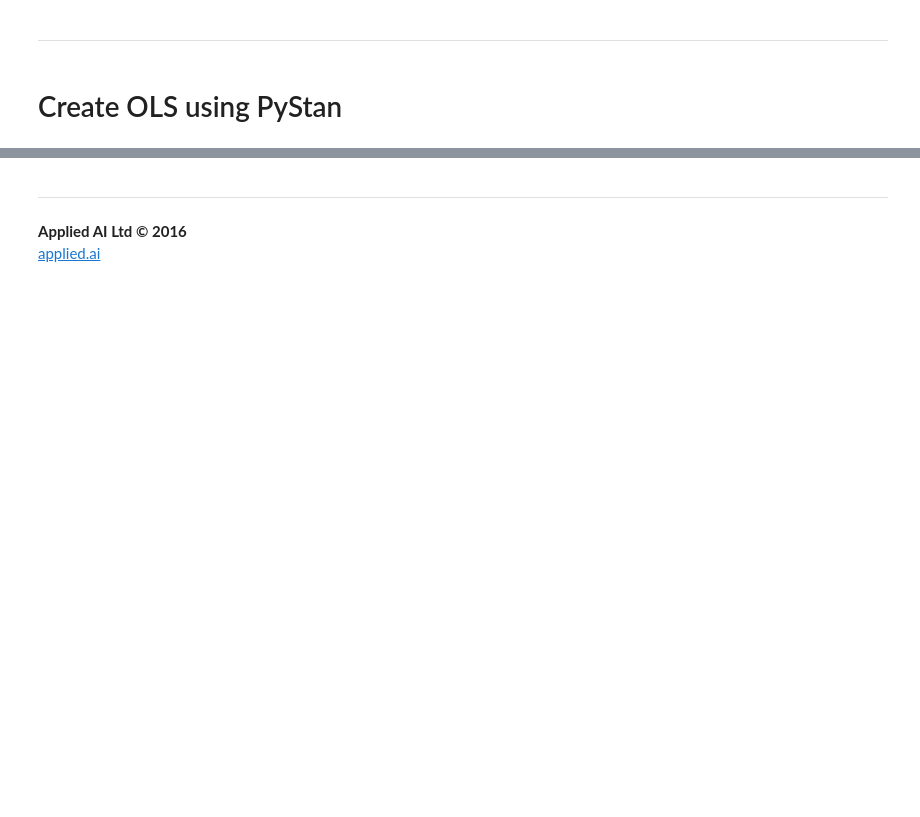
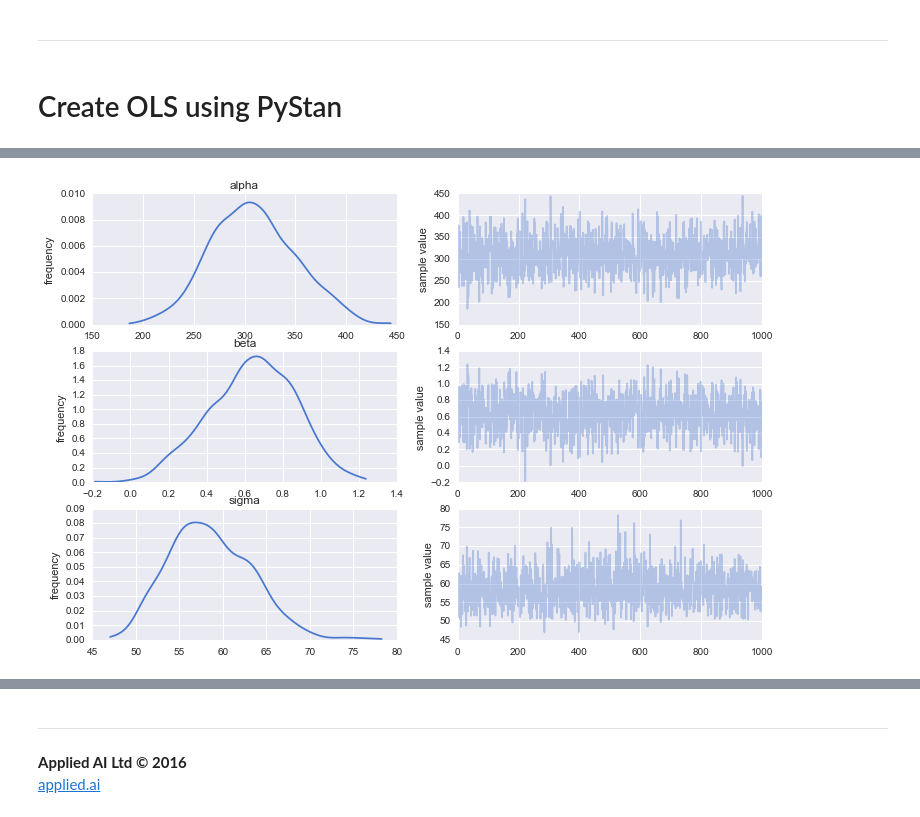
Before and after one commit to jonsedar/pymc3_vs_pystan, a Jupyter notebook: 00_BasicInstallTests.ipynb, the cells around one changed output, grey strips where cells are left out. Saved outputs shown, nothing was run; the diff lists cells and outputs as text; code cells hidden in the pictures; blank space fills up the shorter version.

```diff
--- a/00_BasicInstallTests.ipynb
+++ b/00_BasicInstallTests.ipynb
@@ -187,0 +270,7 @@ _ = pm.traceplot(traces_ols[-1000:], varnames=rvs, figsize=(12, len(rvs)*1.5),
+# %%
+stan_datadict_alt = {}
+stan_datadict_alt['N'] = dfhogg.shape[0]
+stan_datadict_alt['K'] = 1
+stan_datadict_alt['X'] = dfhogg[['x']].values
+stan_datadict_alt['y'] = dfhogg['y'].values
+stan_datadict_alt.items()
@@ -187,0 +295,33 @@ _ = pm.traceplot(traces_ols[-1000:], varnames=rvs, figsize=(12, len(rvs)*1.5),
+# %%
+stan_mdlspec_ols_alt = """
+
+    /* Very basic OLS on Hogg 2010 dataset */
+
+    data {
+        int<lower=0> N;                       // count of observations
+        int<lower=0> K;                       // count of exog features
+        matrix[N, K] X;                       // exog features
+        vector[N] y;                          // endog feature
+    }
+    parameters {
+        real alpha;                           // intercept
+        vector[K] beta;                       // exog params (N x 1 matrix)
+        real<lower=0> sigma;                  // linear model error
+    }
+    transformed parameters {}
+    model {
+        alpha ~ uniform(-100000, 100000);            // explicit prior for intercept
+        beta[1] ~ uniform(-100000, 100000);         // explicit prior for slope
+        sigma ~ normal(0, 10);                // explicit prior for error (halfnormal)
+        y ~ normal(alpha + X * beta, sigma);  // define normal likelihood
+    }
+    generated quantities {}
+    """
+# %%
+stan_fit_ols_alt = pystan.stan(model_code=stan_mdlspec_ols_alt, data=stan_datadict_alt,
+                           iter=1000, warmup=750, chains=4, n_jobs=2, verbose=False)
+# %%
+stan_fit_ols_alt.plot(pars=['alpha', 'beta', 'sigma'])
+plt.show()
+# %% [output]
+[figure, added]
```
Also changed, not shown: parts of 21 cells of this notebook, 3 other files.
